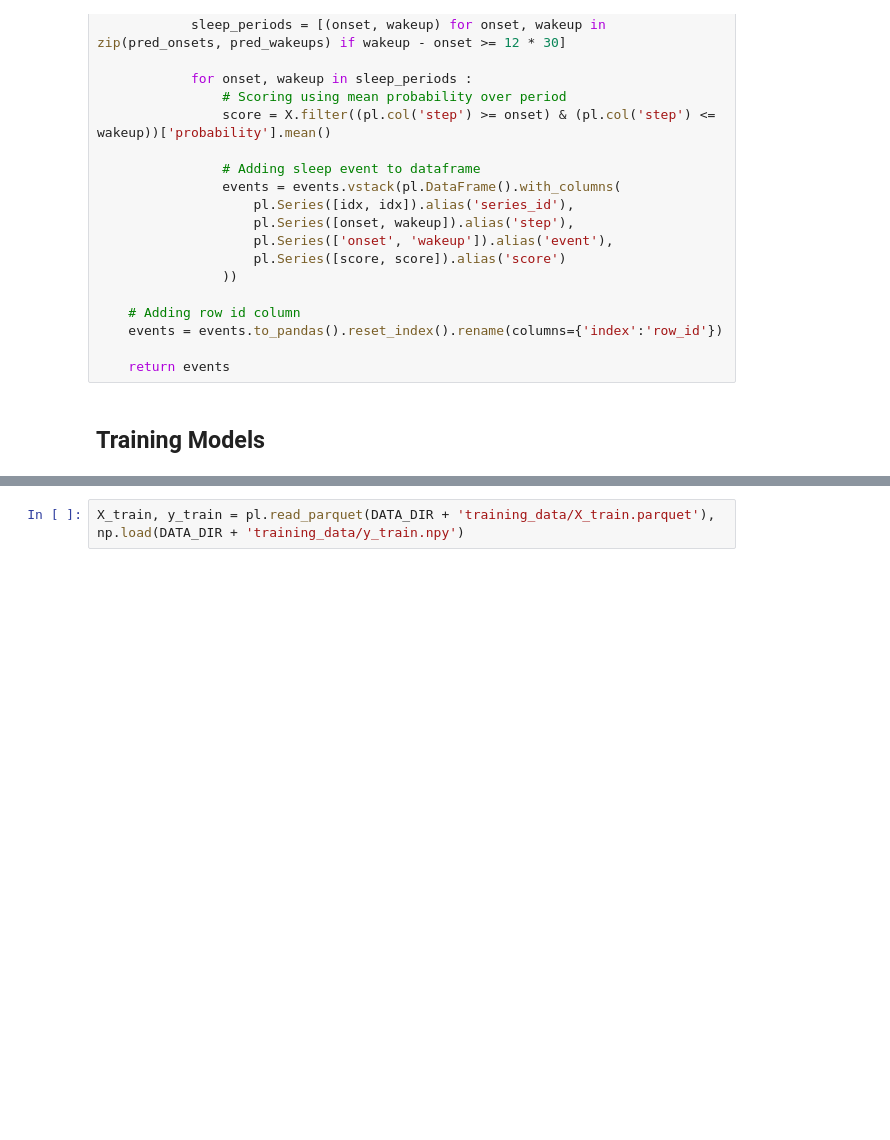
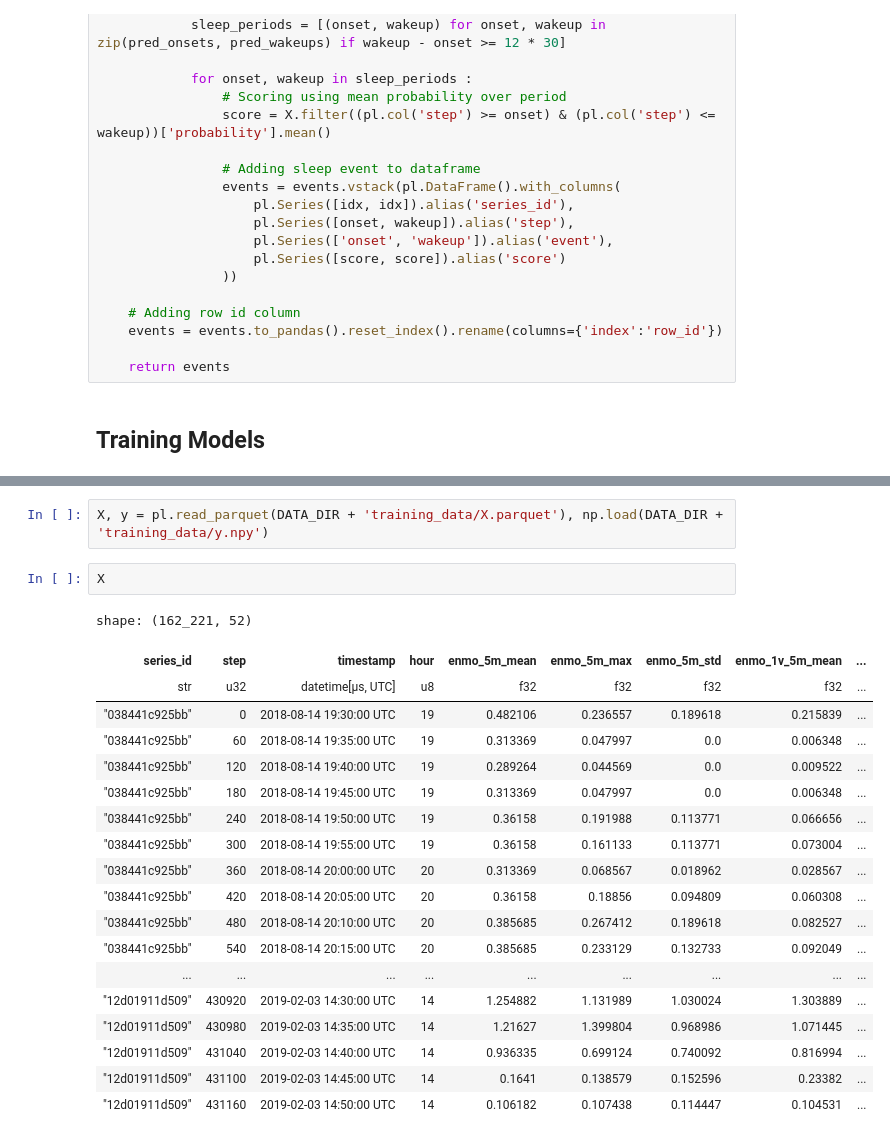
Before and after one commit to ss26/ece381k-applied-ml-project, a Jupyter notebook: notebooks/playground.ipynb, the cells around one changed output, grey strips where cells are left out. Saved outputs shown, nothing was run; the diff lists cells and outputs as text; blank space fills up the shorter version.

```diff
--- a/notebooks/playground.ipynb
+++ b/notebooks/playground.ipynb
@@ -376,4 +377,26 @@ thread '<unnamed>' panicked at /home/runner/work/polars/polars/crates/polars-tim
 not implemented
 PanicException: not implemented
 # %%
-X_train, y_train = pl.read_parquet(DATA_DIR + 'training_data/X_train.parquet'), np.load(DATA_DIR + 'training_data/y_train.npy')
+X, y = pl.read_parquet(DATA_DIR + 'training_data/X.parquet'), np.load(DATA_DIR + 'training_data/y.npy')
+# %%
+X
+# %% [output]
+shape: (162_221, 52)
+| series_id | step | timestamp | hour | enmo_5m_mean | enmo_5m_max | enmo_5m_std | enmo_1v_5m_mean | ... |
+| str | u32 | datetime[μs, UTC] | u8 | f32 | f32 | f32 | f32 | ... |
+| "038441c925bb" | 0 | 2018-08-14 19:30:00 UTC | 19 | 0.482106 | 0.236557 | 0.189618 | 0.215839 | ... |
+| "038441c925bb" | 60 | 2018-08-14 19:35:00 UTC | 19 | 0.313369 | 0.047997 | 0.0 | 0.006348 | ... |
+| "038441c925bb" | 120 | 2018-08-14 19:40:00 UTC | 19 | 0.289264 | 0.044569 | 0.0 | 0.009522 | ... |
+| "038441c925bb" | 180 | 2018-08-14 19:45:00 UTC | 19 | 0.313369 | 0.047997 | 0.0 | 0.006348 | ... |
+| "038441c925bb" | 240 | 2018-08-14 19:50:00 UTC | 19 | 0.36158 | 0.191988 | 0.113771 | 0.066656 | ... |
+| "038441c925bb" | 300 | 2018-08-14 19:55:00 UTC | 19 | 0.36158 | 0.161133 | 0.113771 | 0.073004 | ... |
+| "038441c925bb" | 360 | 2018-08-14 20:00:00 UTC | 20 | 0.313369 | 0.068567 | 0.018962 | 0.028567 | ... |
+| "038441c925bb" | 420 | 2018-08-14 20:05:00 UTC | 20 | 0.36158 | 0.18856 | 0.094809 | 0.060308 | ... |
+| "038441c925bb" | 480 | 2018-08-14 20:10:00 UTC | 20 | 0.385685 | 0.267412 | 0.189618 | 0.082527 | ... |
+| "038441c925bb" | 540 | 2018-08-14 20:15:00 UTC | 20 | 0.385685 | 0.233129 | 0.132733 | 0.092049 | ... |
+| ... | ... | ... | ... | ... | ... | ... | ... | ... |
+| "12d01911d509" | 430920 | 2019-02-03 14:30:00 UTC | 14 | 1.254882 | 1.131989 | 1.030024 | 1.303889 | ... |
+| "12d01911d509" | 430980 | 2019-02-03 14:35:00 UTC | 14 | 1.21627 | 1.399804 | 0.968986 | 1.071445 | ... |
+| "12d01911d509" | 431040 | 2019-02-03 14:40:00 UTC | 14 | 0.936335 | 0.699124 | 0.740092 | 0.816994 | ... |
+| "12d01911d509" | 431100 | 2019-02-03 14:45:00 UTC | 14 | 0.1641 | 0.138579 | 0.152596 | 0.23382 | ... |
+| "12d01911d509" | 431160 | 2019-02-03 14:50:00 UTC | 14 | 0.106182 | 0.107438 | 0.114447 | 0.104531 | ... |
```
Also changed, not shown: parts of 3 cells of this notebook, 1 other file.
